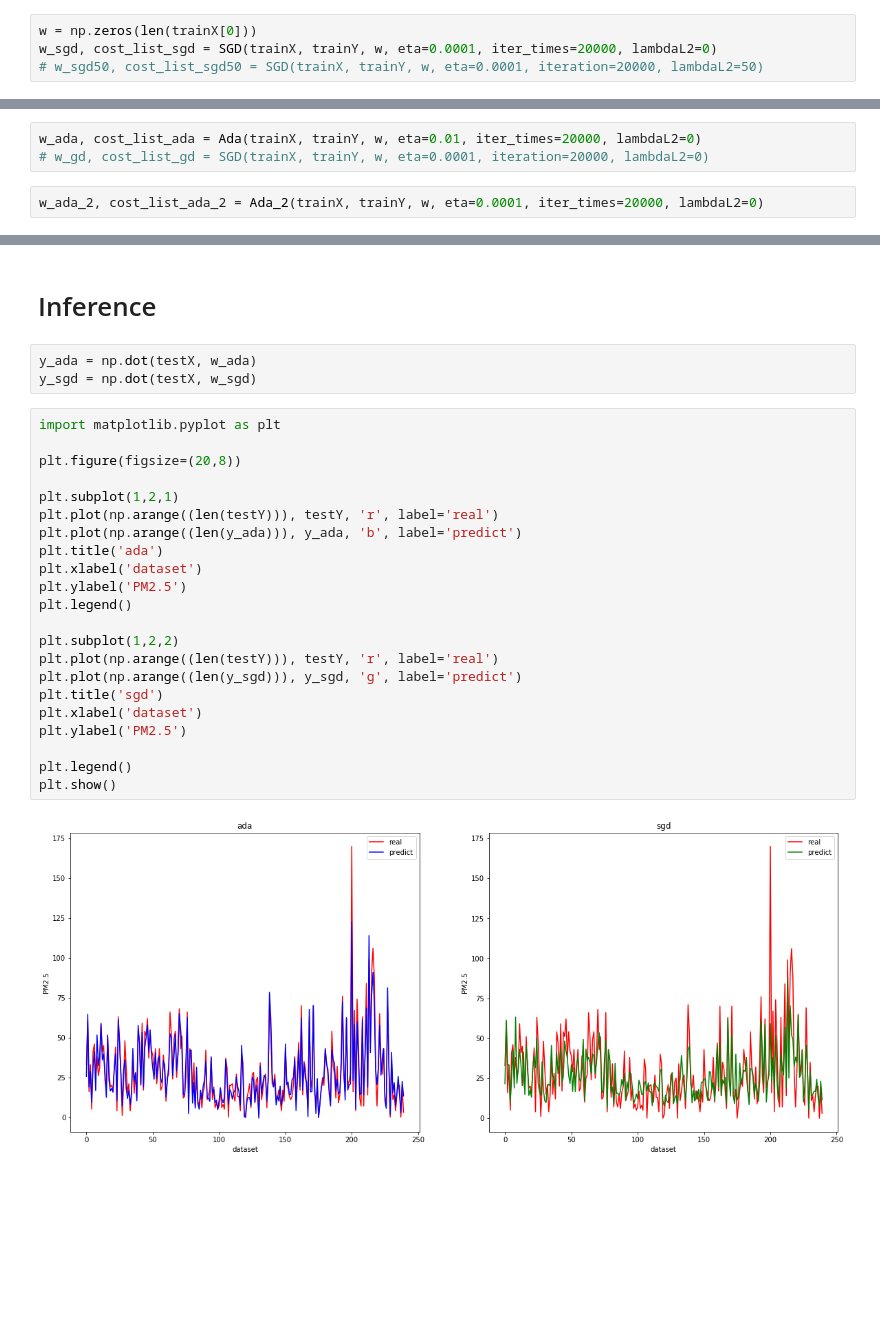
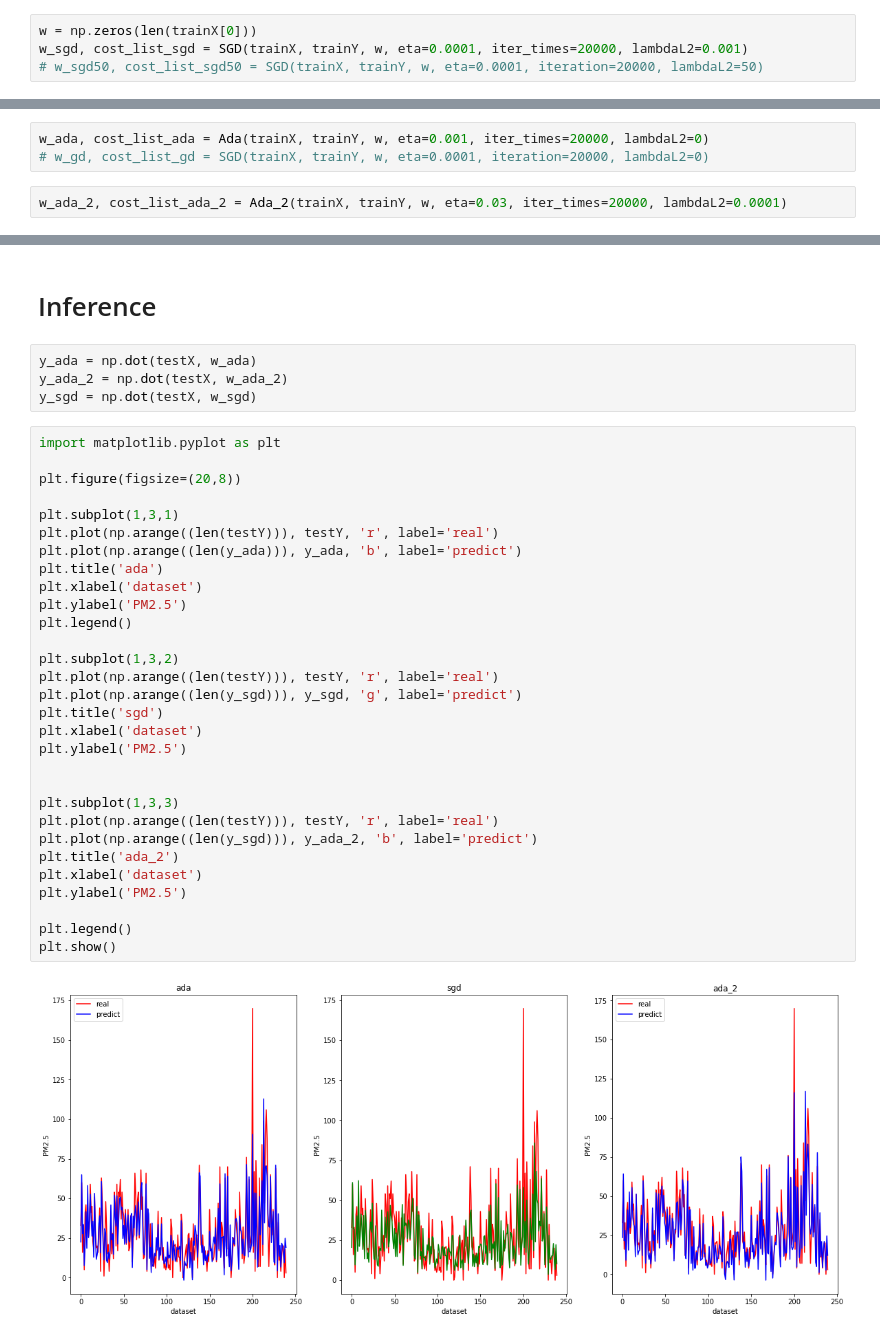
Before and after one commit to y8gao/ML_Study, a Jupyter notebook: HW1/hw1.ipynb, the cells around one changed output, grey strips where cells are left out. Cells and saved outputs as stored; diff of their text form; blank space fills up the shorter version.

```diff
--- a/HW1/hw1.ipynb
+++ b/HW1/hw1.ipynb
@@ -329,14 +304,14 @@ testyy.head()
 | id_4 | 5 |
 # %%
 w = np.zeros(len(trainX[0]))
-w_sgd, cost_list_sgd = SGD(trainX, trainY, w, eta=0.0001, iter_times=20000, lambdaL2=0)
+w_sgd, cost_list_sgd = SGD(trainX, trainY, w, eta=0.0001, iter_times=20000, lambdaL2=0.001)
 # w_sgd50, cost_list_sgd50 = SGD(trainX, trainY, w, eta=0.0001, iteration=20000, lambdaL2=50)
 # %%
 trainX.shape
 # %% [output]
 (5652, 163)
 # %%
-w_ada, cost_list_ada = Ada(trainX, trainY, w, eta=0.01, iter_times=20000, lambdaL2=0)
+w_ada, cost_list_ada = Ada(trainX, trainY, w, eta=0.001, iter_times=20000, lambdaL2=0)
 # w_gd, cost_list_gd = SGD(trainX, trainY, w, eta=0.0001, iteration=20000, lambdaL2=0)
 # %%
-w_ada_2, cost_list_ada_2 = Ada_2(trainX, trainY, w, eta=0.0001, iter_times=20000, lambdaL2=0)
+w_ada_2, cost_list_ada_2 = Ada_2(trainX, trainY, w, eta=0.03, iter_times=20000, lambdaL2=0.0001)
@@ -359,30 +342,39 @@ plt.show()
 # Inference
 # %%
 y_ada = np.dot(testX, w_ada)
+y_ada_2 = np.dot(testX, w_ada_2)
 y_sgd = np.dot(testX, w_sgd)
 # %%
 import matplotlib.pyplot as plt
 
 plt.figure(figsize=(20,8))
 
-plt.subplot(1,2,1)
+plt.subplot(1,3,1)
 plt.plot(np.arange((len(testY))), testY, 'r', label='real')
 plt.plot(np.arange((len(y_ada))), y_ada, 'b', label='predict')
 plt.title('ada')
 plt.xlabel('dataset')
 plt.ylabel('PM2.5')
 plt.legend()
 
-plt.subplot(1,2,2)
+plt.subplot(1,3,2)
 plt.plot(np.arange((len(testY))), testY, 'r', label='real')
 plt.plot(np.arange((len(y_sgd))), y_sgd, 'g', label='predict')
 plt.title('sgd')
 plt.xlabel('dataset')
 plt.ylabel('PM2.5')
 
+
+plt.subplot(1,3,3)
+plt.plot(np.arange((len(testY))), testY, 'r', label='real')
+plt.plot(np.arange((len(y_sgd))), y_ada_2, 'b', label='predict')
+plt.title('ada_2')
+plt.xlabel('dataset')
+plt.ylabel('PM2.5')
+
 plt.legend()
 plt.show()
 # %% [output]
-[figure, old version]
+[figure, new version]
 # %%
 np.arange((5))
```
Also changed, not shown: parts of 10 cells of this notebook.
